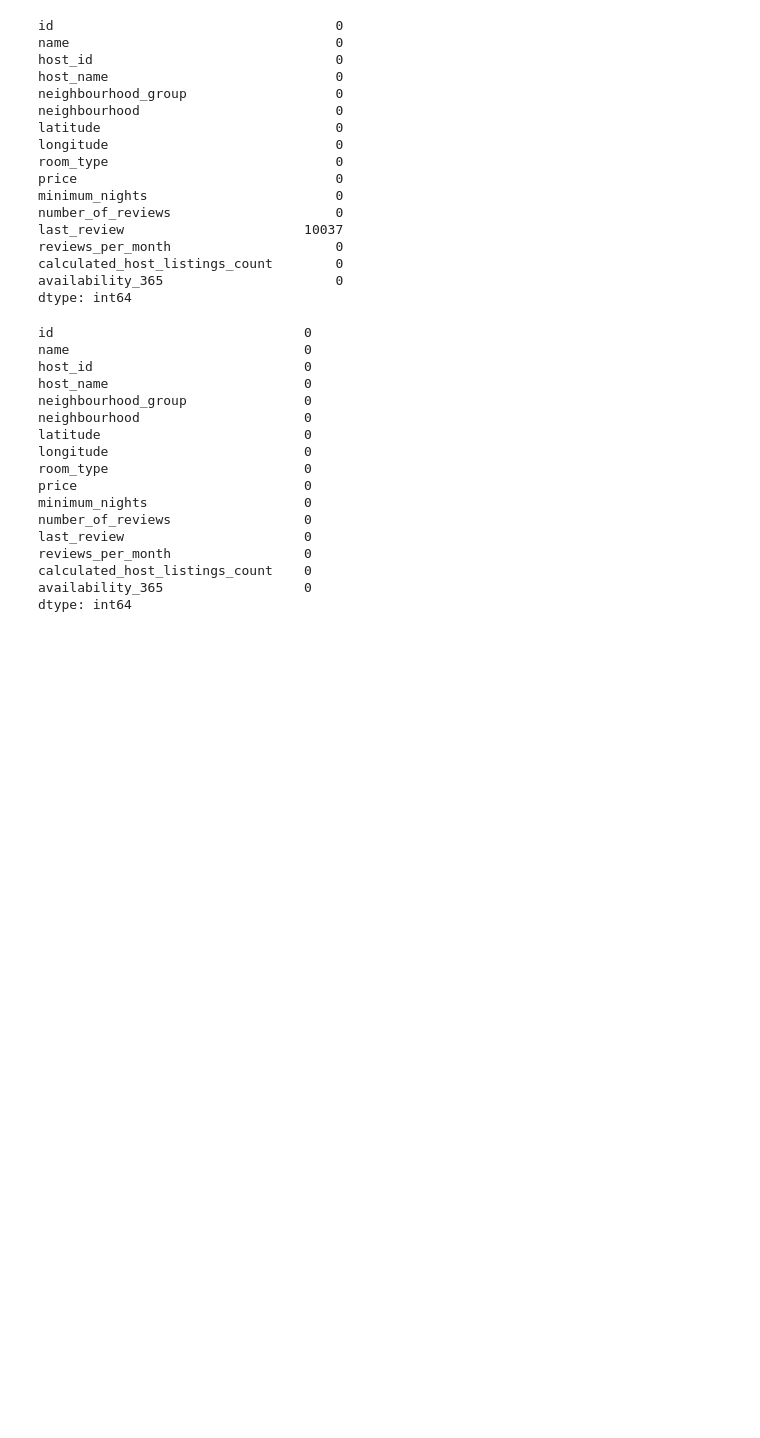
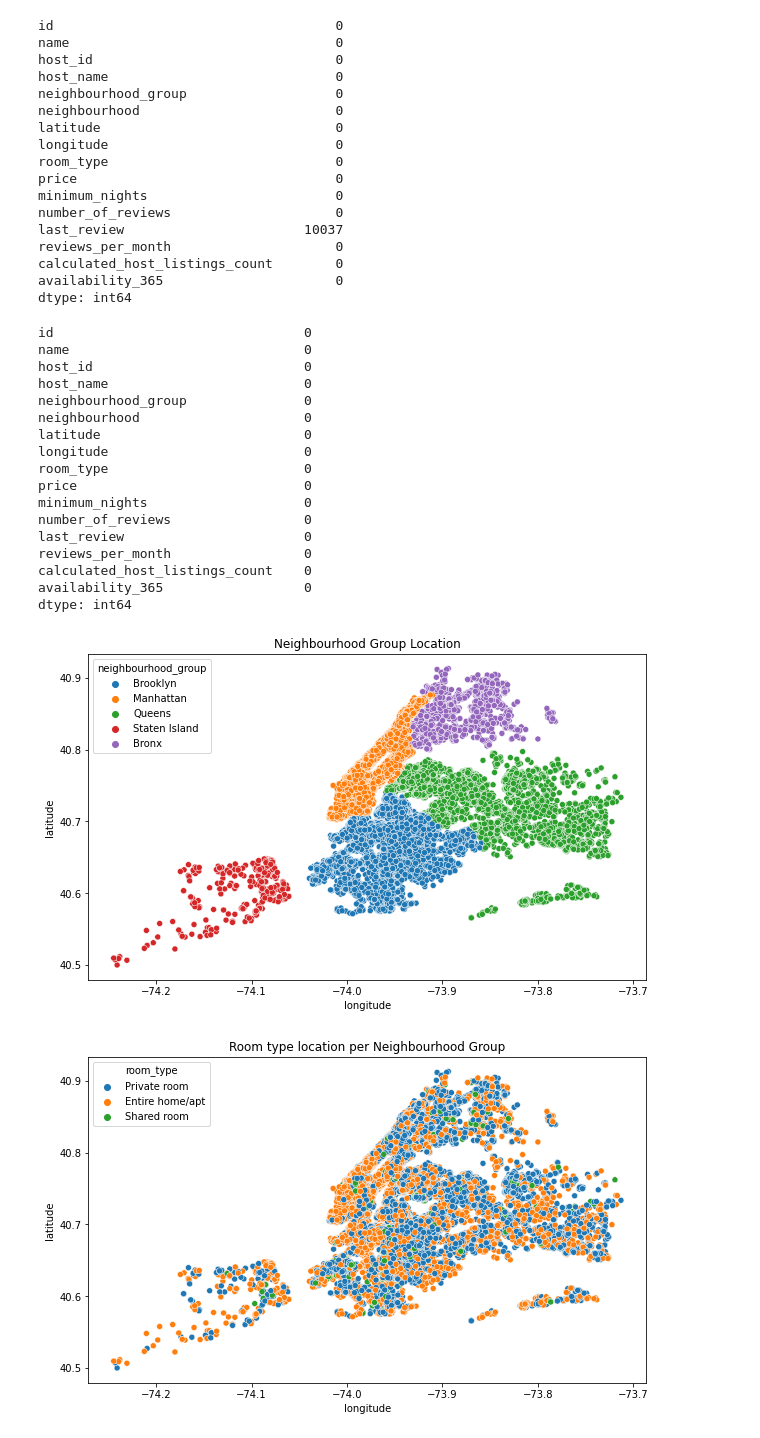
Before and after one commit to DrKamaleshR/EDA-Airbnb, a Jupyter notebook: Airbnb_Bookings_Analysis_Capstone_Project.ipynb, the cells around one changed output. Saved outputs shown, nothing was run; the diff lists cells and outputs as text; code cells hidden in the pictures; blank space fills up the shorter version.

```diff
--- a/Airbnb_Bookings_Analysis_Capstone_Project.ipynb
+++ b/Airbnb_Bookings_Analysis_Capstone_Project.ipynb
@@ -213,3 +213,18 @@ reviews_per_month                 0
 calculated_host_listings_count    0
 availability_365                  0
 dtype: int64
+# %%
+'''1.LEARN ABOUT HOSTS & AREAS'''
+##Visualising neighbour location of hosts##
+title = 'Neighbourhood Group Location'
+plt.figure(figsize=(10,6))
+sns.scatterplot(abDATA_df2.longitude,abDATA_df2.latitude,hue=abDATA_df2.neighbourhood_group).set_title(title)
+plt.ioff()
+#visualising room type location per Neighbourhood Group
+title = 'Room type location per Neighbourhood Group'
+plt.figure(figsize=(10,6))
+sns.scatterplot(abDATA_df2.longitude,abDATA_df2.latitude,hue=abDATA_df2.room_type).set_title(title)
+plt.ioff()
+# %% [output]
+[figure, added]
+[figure, added]
```
Also changed, not shown: parts of 1 cell of this notebook.
